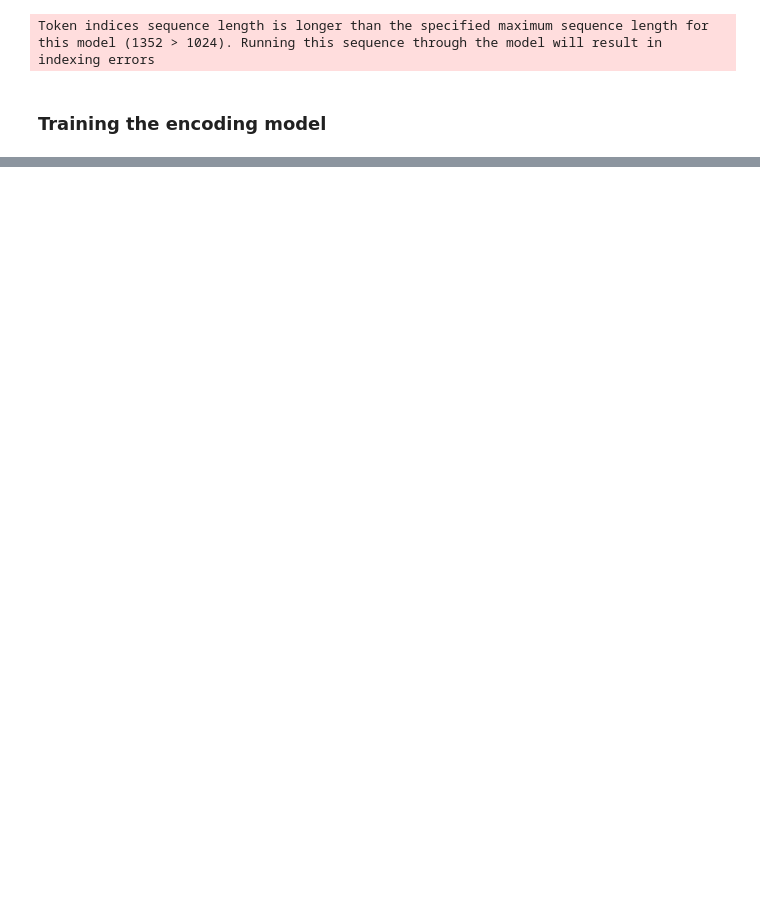
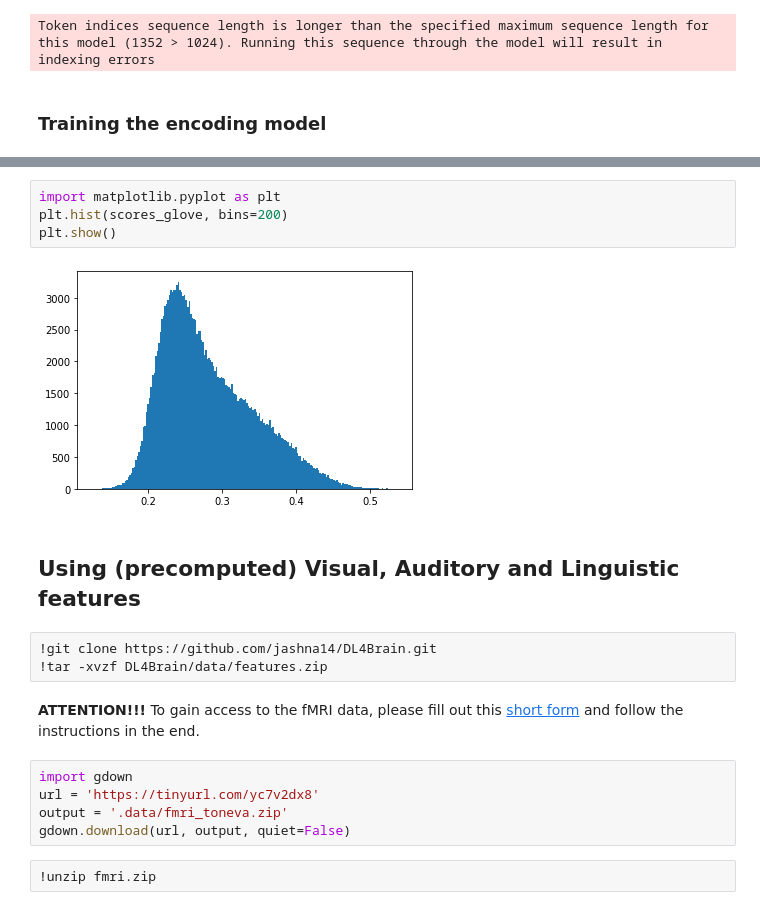
Before and after one commit to AlexandrePsq/fmri_encoder, a Jupyter notebook: main_notebook.ipynb, the cells around one changed output, grey strips where cells are left out. Drawn from its saved outputs; the diff is of its cells as text; blank space fills up the shorter version.

```diff
--- a/main_notebook.ipynb
+++ b/main_notebook.ipynb
@@ -373,0 +354,21 @@ pretty_plot(
+# %%
+import matplotlib.pyplot as plt
+plt.hist(scores_glove, bins=200)
+plt.show()
+# %% [output]
+[figure, added]
+# %% [markdown]
+## Using (precomputed) Visual, Auditory and Linguistic features
+# %%
+!git clone https://github.com/jashna14/DL4Brain.git
+!tar -xvzf DL4Brain/data/features.zip
+# %% [markdown]
+**ATTENTION!!!**
+To gain access to the fMRI data, please fill out this [short form](https://docs.google.com/forms/d/e/1FAIpQLSeC68uQA5sBxowTA-vYU8V-MOaKP1QRBOU_EJxGm3lIi4Te-A/viewform?usp=share_link) and follow the instructions in the end.
+# %%
+import gdown
+url = 'https://tinyurl.com/yc7v2dx8'
+output = '.data/fmri_toneva.zip'
+gdown.download(url, output, quiet=False)
+# %%
+!unzip fmri.zip
```
Also changed, not shown: parts of 48 cells of this notebook, 6 other files.
